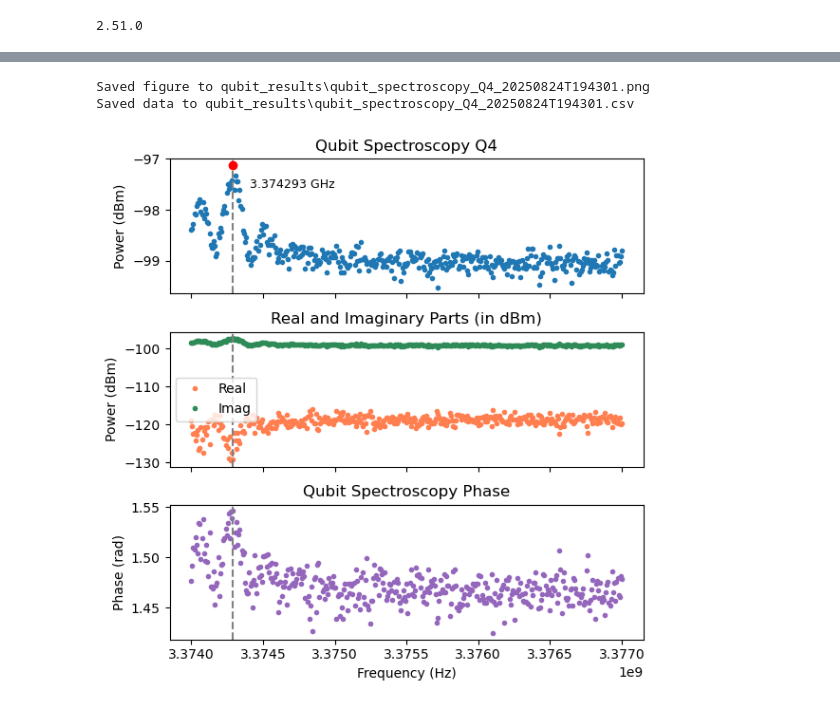
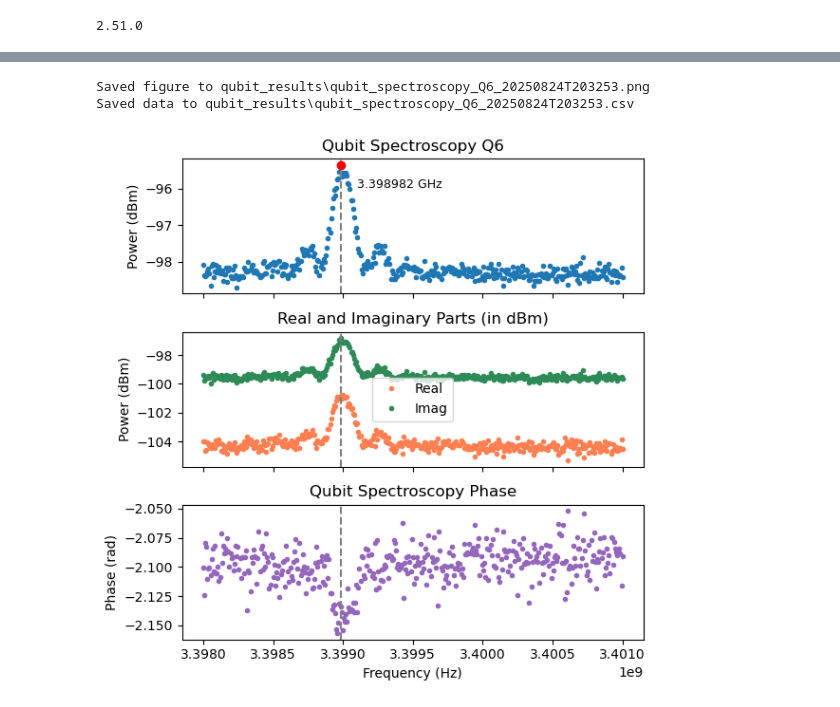
Before and after one commit to YiiiiZ/Measurement, a Jupyter notebook: qubit.ipynb, the cells around one changed output, grey strips where cells are left out. Cells and saved outputs as stored; diff of their text form; code cells hidden in the pictures.

```diff
--- a/qubit.ipynb
+++ b/qubit.ipynb
@@ -63,14 +63,14 @@ session.connect(do_emulation=emulate)
 # %%
 res_lo_freq = 7.2e9
 qb_lo_freq = 3.4e9
-res_freq = 7.23025e9
-start_freq = -27e6  # actual_start_freq = central_freq - start_freq
-stop_freq = -24e6
+res_freq = 7.2905e9
+start_freq = -2e6  # actual_start_freq = central_freq - start_freq
+stop_freq = 1e6
 num_points = 401  # stop - start / (num_points-1)
 integration_time = 1e-5
 num_averages = 12  # average number = 2^n, n_max = 17
-drive_range = -10
-drive_pulse_amp = 0.8
+drive_range = -20
+drive_pulse_amp = 0.25
 drive_pulse_length = 5e-6
 measure_range = -20  # actual power = range (dBm) - 20log(amp)
 measure_amp = 0.9
@@ -251,7 +247,7 @@ max_freq = float(freq_list[max_idx])  # Hz
 axs[0].plot(freq_list, amp_dbm, marker='o', linestyle="None", markersize=3)
 axs[0].axvline(max_freq, color="gray", linestyle="--", linewidth=1.5)
 axs[0].set_ylabel("Power (dBm)")
-axs[0].set_title("Qubit Spectroscopy Q4")
+axs[0].set_title("Qubit Spectroscopy Q6")
 
 # Mark the maximum point in red + label only frequency
 axs[0].plot(max_freq, amp_dbm[max_idx], marker='o', color='red', markersize=6)
@@ -271,35 +267,35 @@ axs[1].axvline(max_freq, color="gray", linestyle="--", linewidth=1.5)
 axs[1].set_ylabel("Power (dBm)")
 axs[1].set_title("Real and Imaginary Parts (in dBm)")
 axs[1].legend()
 
 # --- Subplot 3: Phase (rad) ---
 axs[2].plot(freq_list, phase_rad, color="tab:purple",
             marker='o', linestyle="None", markersize=3)
 axs[2].axvline(max_freq, color="gray", linestyle="--", linewidth=1.5)
 axs[2].set_xlabel("Frequency (Hz)")
 axs[2].set_ylabel("Phase (rad)")
 axs[2].set_title("Qubit Spectroscopy Phase")
 
 plt.tight_layout()
 # === Save figure with timestamp ===
-fig_path = os.path.join(outdir, f"qubit_spectroscopy_Q4_{timestamp}.png")
+fig_path = os.path.join(outdir, f"qubit_spectroscopy_Q6_{timestamp}.png")
 plt.savefig(fig_path, dpi=600)
 print(f"Saved figure to {fig_path}")
 
 # === Save data as CSV with timestamp ===
 df = pd.DataFrame({
     "Frequency_Hz": freq_list,
     "Amplitude_dBm": amp_dbm,
     "Real_dBm": real_dbm,
     "Imag_dBm": imag_dbm,
     "Phase_rad": phase_rad,
 })
-csv_path = os.path.join(outdir, f"qubit_spectroscopy_Q4_{timestamp}.csv")
+csv_path = os.path.join(outdir, f"qubit_spectroscopy_Q6_{timestamp}.csv")
 df.to_csv(csv_path, index=False)
 print(f"Saved data to {csv_path}")
 
 plt.show()
 # %% [output]
-Saved figure to qubit_results\qubit_spectroscopy_Q4_20250824T194301.png
-Saved data to qubit_results\qubit_spectroscopy_Q4_20250824T194301.csv
+Saved figure to qubit_results\qubit_spectroscopy_Q6_20250824T203253.png
+Saved data to qubit_results\qubit_spectroscopy_Q6_20250824T203253.csv
-[figure, old version]
+[figure, new version]
```
Also changed, not shown: parts of 3 cells of this notebook, 41 other files.
